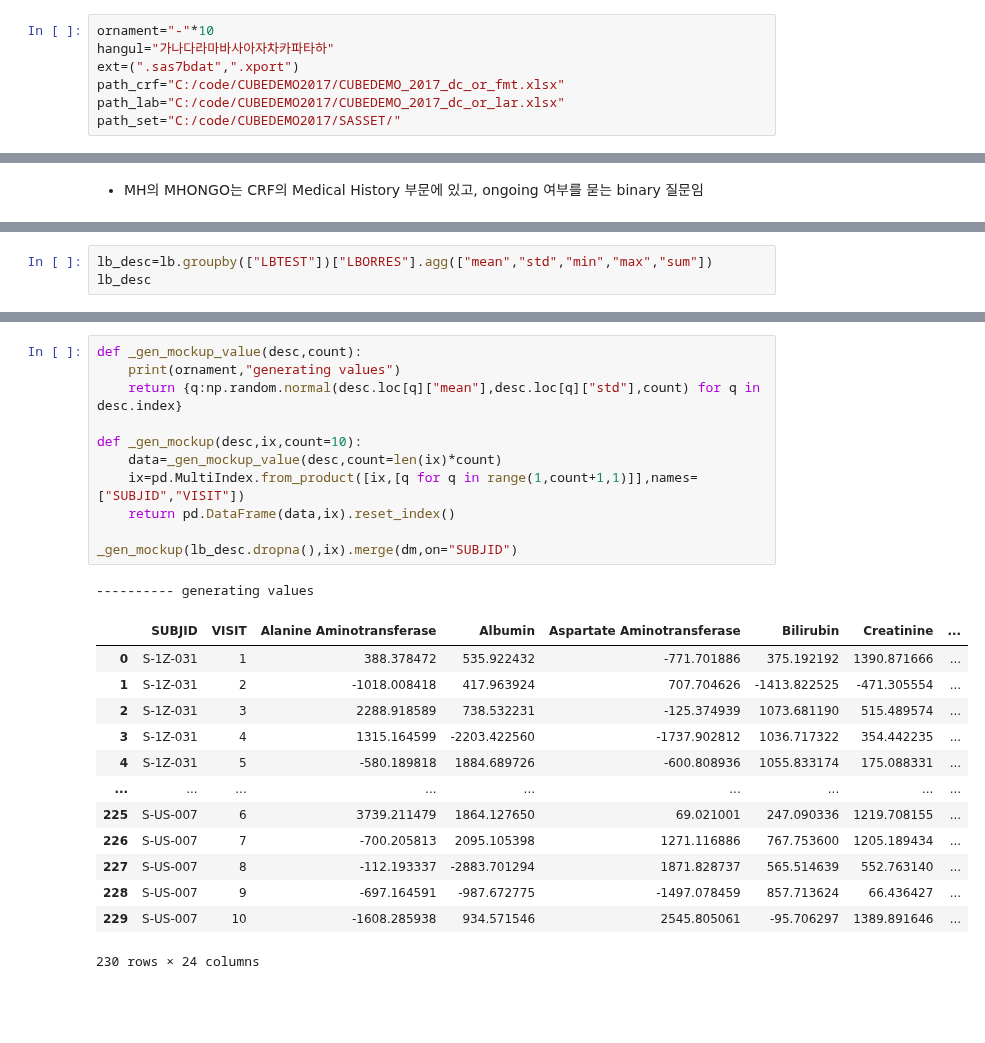
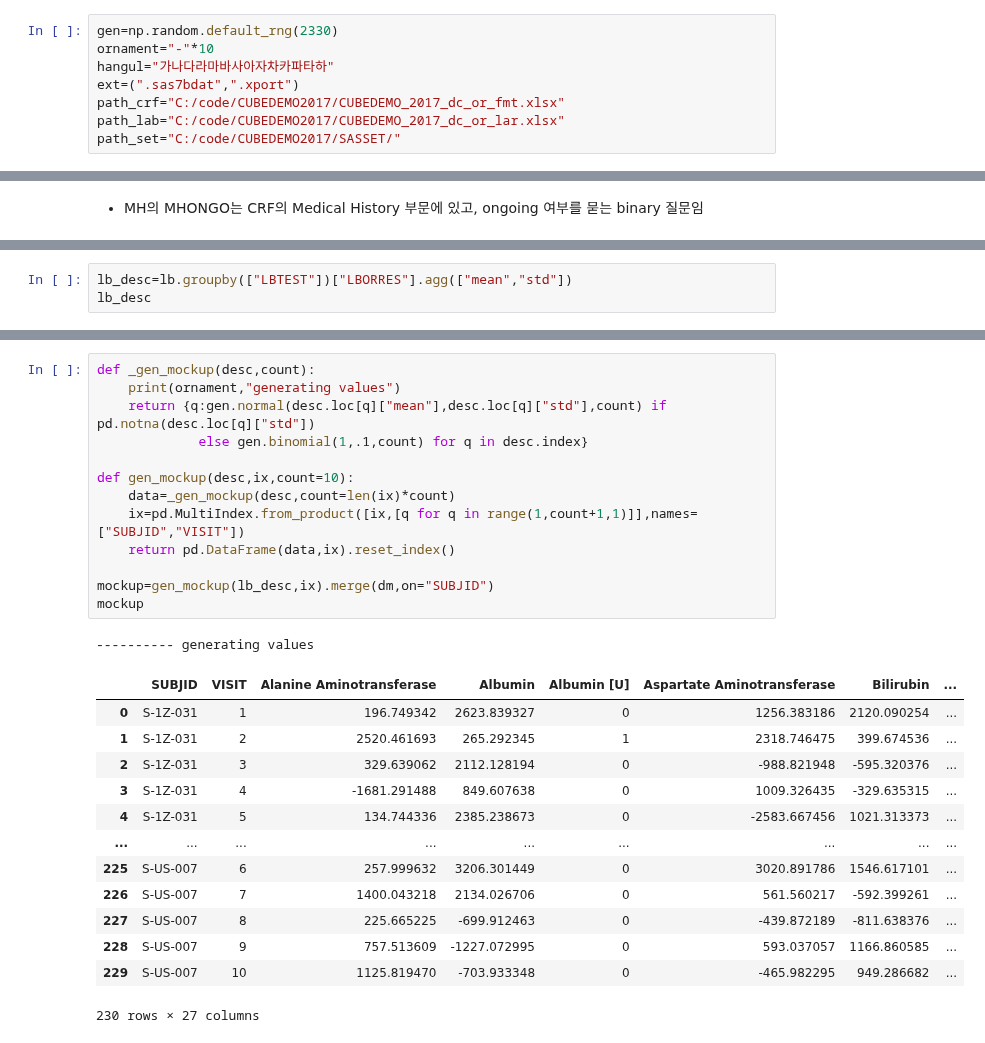
Before and after one commit to beeseosil/pub, a Jupyter notebook: ct/dm.ipynb, the cells around one changed output, grey strips where cells are left out. Drawn from its saved outputs; the diff is of its cells as text; blank space fills up the shorter version.

```diff
--- a/ct/dm.ipynb
+++ b/ct/dm.ipynb
@@ -18,4 +19,5 @@ CRF 포맷, LAB 데이터 포맷, 데이터셋 파일 경로 설정
 # %%
+gen=np.random.default_rng(2330)
 ornament="-"*10
 hangul="가나다라마바사아자차카파타하"
 ext=(".sas7bdat",".xport")
@@ -305,4 +306,4 @@ lb.sample(10)
 # %%
-lb_desc=lb.groupby(["LBTEST"])["LBORRES"].agg(["mean","std","min","max","sum"])
+lb_desc=lb.groupby(["LBTEST"])["LBORRES"].agg(["mean","std"])
 lb_desc
 # %% [output]
@@ -333,26 +335,28 @@ Subject Index와 LB를 이용해서 목업 데이터를 만듦
 # %%
-def _gen_mockup_value(desc,count):
+def _gen_mockup(desc,count):
     print(ornament,"generating values")
-    return {q:np.random.normal(desc.loc[q]["mean"],desc.loc[q]["std"],count) for q in desc.index}
+    return {q:gen.normal(desc.loc[q]["mean"],desc.loc[q]["std"],count) if pd.notna(desc.loc[q]["std"])
+             else gen.binomial(1,.1,count) for q in desc.index}
 
-def _gen_mockup(desc,ix,count=10):
-    data=_gen_mockup_value(desc,count=len(ix)*count)
+def gen_mockup(desc,ix,count=10):
+    data=_gen_mockup(desc,count=len(ix)*count)
     ix=pd.MultiIndex.from_product([ix,[q for q in range(1,count+1,1)]],names=["SUBJID","VISIT"])
     return pd.DataFrame(data,ix).reset_index()
 
-_gen_mockup(lb_desc.dropna(),ix).merge(dm,on="SUBJID")
+mockup=gen_mockup(lb_desc,ix).merge(dm,on="SUBJID")
+mockup
 # %% [output]
 ---------- generating values
-|  | SUBJID | VISIT | Alanine Aminotransferase | Albumin | Aspartate Aminotransferase | Bilirubin | Creatinine | ... |
-| 0 | S-1Z-031 | 1 | 388.378472 | 535.922432 | -771.701886 | 375.192192 | 1390.871666 | ... |
-| 1 | S-1Z-031 | 2 | -1018.008418 | 417.963924 | 707.704626 | -1413.822525 | -471.305554 | ... |
-| 2 | S-1Z-031 | 3 | 2288.918589 | 738.532231 | -125.374939 | 1073.681190 | 515.489574 | ... |
-| 3 | S-1Z-031 | 4 | 1315.164599 | -2203.422560 | -1737.902812 | 1036.717322 | 354.442235 | ... |
-| 4 | S-1Z-031 | 5 | -580.189818 | 1884.689726 | -600.808936 | 1055.833174 | 175.088331 | ... |
+|  | SUBJID | VISIT | Alanine Aminotransferase | Albumin | Albumin [U] | Aspartate Aminotransferase | Bilirubin | ... |
+| 0 | S-1Z-031 | 1 | 196.749342 | 2623.839327 | 0 | 1256.383186 | 2120.090254 | ... |
+| 1 | S-1Z-031 | 2 | 2520.461693 | 265.292345 | 1 | 2318.746475 | 399.674536 | ... |
+| 2 | S-1Z-031 | 3 | 329.639062 | 2112.128194 | 0 | -988.821948 | -595.320376 | ... |
+| 3 | S-1Z-031 | 4 | -1681.291488 | 849.607638 | 0 | 1009.326435 | -329.635315 | ... |
+| 4 | S-1Z-031 | 5 | 134.744336 | 2385.238673 | 0 | -2583.667456 | 1021.313373 | ... |
 | ... | ... | ... | ... | ... | ... | ... | ... | ... |
-| 225 | S-US-007 | 6 | 3739.211479 | 1864.127650 | 69.021001 | 247.090336 | 1219.708155 | ... |
-| 226 | S-US-007 | 7 | -700.205813 | 2095.105398 | 1271.116886 | 767.753600 | 1205.189434 | ... |
-| 227 | S-US-007 | 8 | -112.193337 | -2883.701294 | 1871.828737 | 565.514639 | 552.763140 | ... |
-| 228 | S-US-007 | 9 | -697.164591 | -987.672775 | -1497.078459 | 857.713624 | 66.436427 | ... |
-| 229 | S-US-007 | 10 | -1608.285938 | 934.571546 | 2545.805061 | -95.706297 | 1389.891646 | ... |
+| 225 | S-US-007 | 6 | 257.999632 | 3206.301449 | 0 | 3020.891786 | 1546.617101 | ... |
+| 226 | S-US-007 | 7 | 1400.043218 | 2134.026706 | 0 | 561.560217 | -592.399261 | ... |
+| 227 | S-US-007 | 8 | 225.665225 | -699.912463 | 0 | -439.872189 | -811.638376 | ... |
+| 228 | S-US-007 | 9 | 757.513609 | -1227.072995 | 0 | 593.037057 | 1166.860585 | ... |
+| 229 | S-US-007 | 10 | 1125.819470 | -703.933348 | 0 | -465.982295 | 949.286682 | ... |
-230 rows × 24 columns
+230 rows × 27 columns
```
Also changed, not shown: parts of 19 cells of this notebook, 3 other files.
